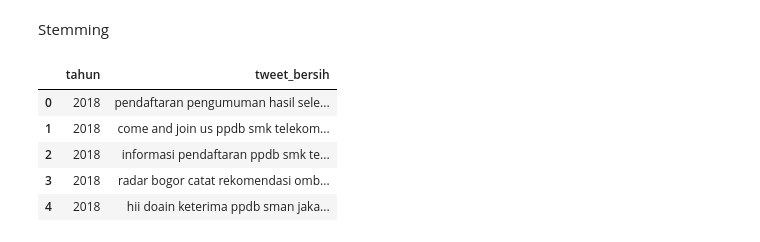
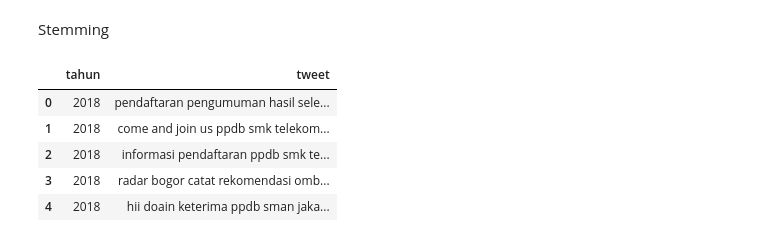
Before and after one commit to Risqi2112/Penelitian, a Jupyter notebook: Analisis_Sentimen_PPDB_2018_2022/Preprocessing_Tanpa_Stopword(data_prediksi).ipynb, the cells around one changed output. Cells and saved outputs as stored; diff of their text form; code cells hidden in the pictures.

```diff
--- a/Analisis_Sentimen_PPDB_2018_2022/Preprocessing_Tanpa_Stopword(data_prediksi).ipynb
+++ b/Analisis_Sentimen_PPDB_2018_2022/Preprocessing_Tanpa_Stopword(data_prediksi).ipynb
@@ -169,7 +169,7 @@ Data_predict.head()
 # %% [markdown]
 Mengubah kata-kata slang/singkatan menjadi kata baku & Tokenisasi
 # %%
-df = open('/content/Penelitian/Analisis_Sentimen_PPDB_2018_2022/data_slang.txt')
+df = open('/content/Penelitian/Analisis_Sentimen_PPDB_2018_2022/slang.txt')
 slangs = df.readlines(); df.close()
 slangs = [t.strip('\n').strip() for t in slangs]
 slangs = [t.split(":") for t in slangs]
@@ -251,13 +251,13 @@ Stemming
 # %%
 Data_predict.drop(['text'],inplace=True,axis=1)
 Data_predict.drop(['Filtering'],inplace=True,axis=1)
 Data_predict.drop(['Non_Singkatan'],inplace=True,axis=1)
-Data_predict['tweet_bersih'] = Data_predict['Stop_Removal']
+Data_predict['tweet'] = Data_predict['Stop_Removal']
 Data_predict.drop(['Stop_Removal'],inplace=True,axis=1)
 #Data_predict.drop(['Stemming'],inplace=True,axis=1)
 Data_predict.head()
 # %% [output]
-|  | tahun | tweet_bersih |
+|  | tahun | tweet |
 | 0 | 2018 | pendaftaran pengumuman hasil sele... |
 | 1 | 2018 | come and join us ppdb smk telekom... |
 | 2 | 2018 | informasi pendaftaran ppdb smk te... |
```
Also changed, not shown: parts of 3 cells of this notebook.
